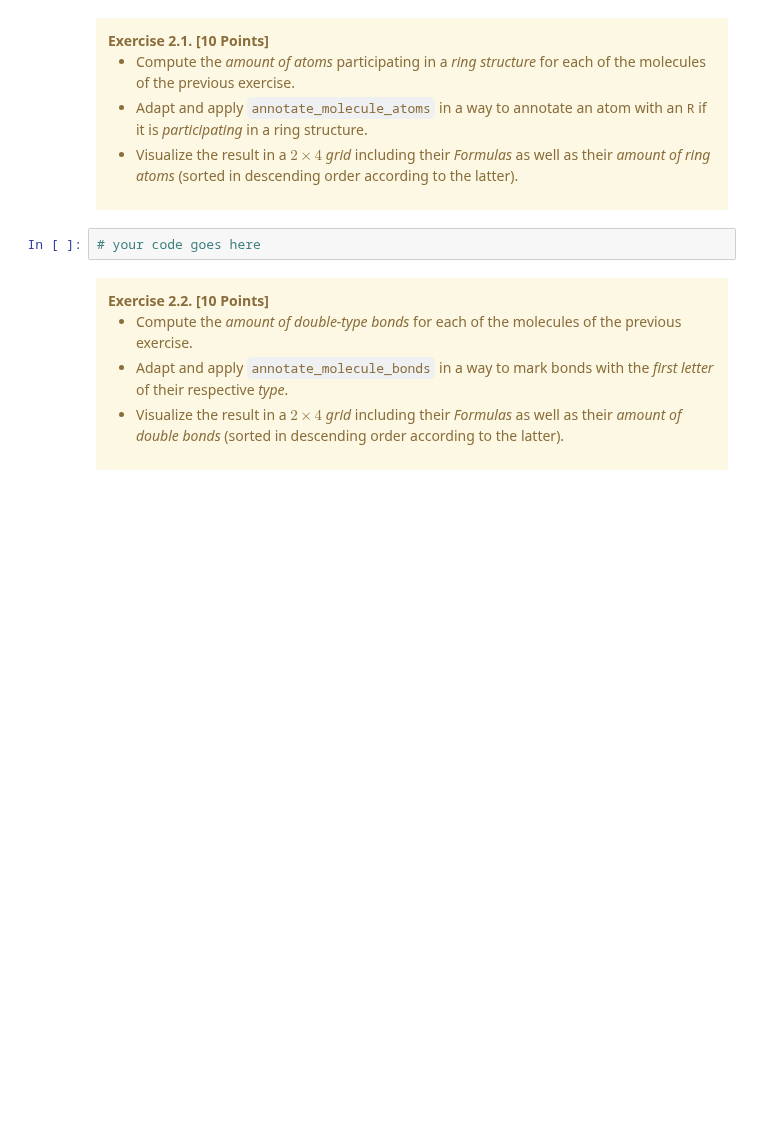
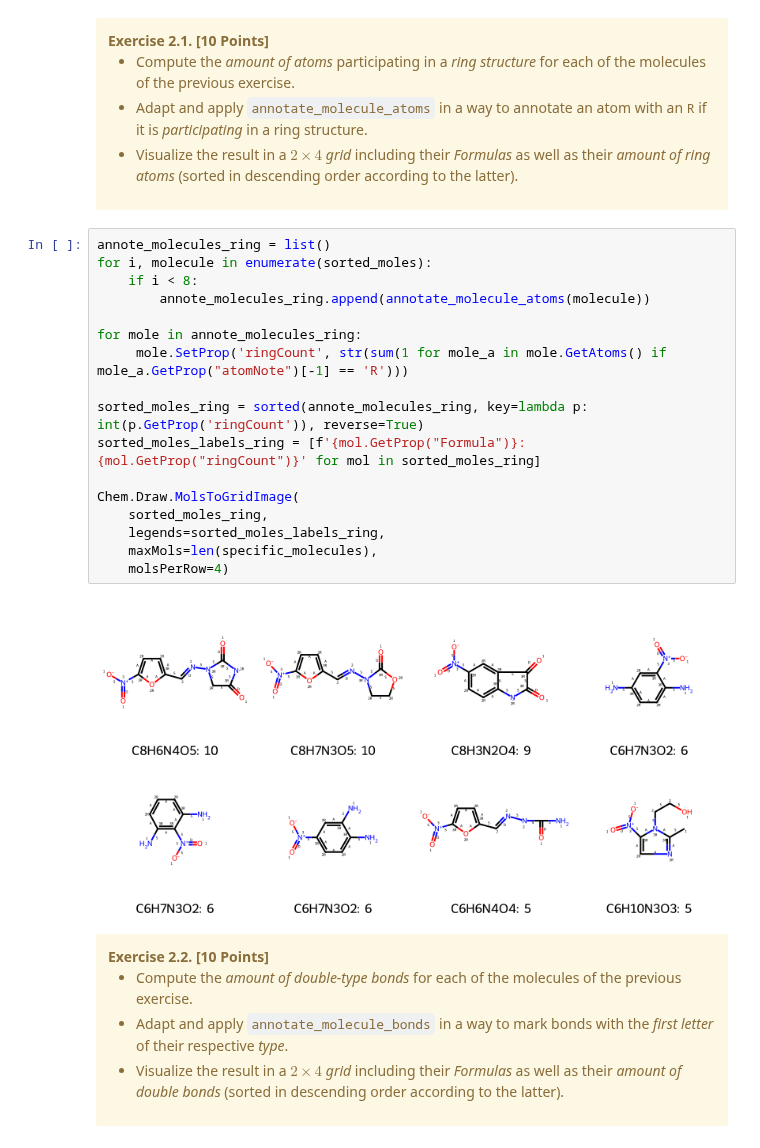
Before and after one commit to qtakmalay/JupyterProjects, a Jupyter notebook: Hands-on II/U3/U3_Assignment.ipynb, the cells around one changed output. Cells and saved outputs as stored; diff of their text form; blank space fills up the shorter version.

```diff
--- a/Hands-on II/U3/U3_Assignment.ipynb
+++ b/Hands-on II/U3/U3_Assignment.ipynb
@@ -111,8 +136,25 @@ def annotate_molecule_atoms(molecule: Chem.rdchem.Mol) -> Chem.rdchem.Mol:
         <li>Visualize the result in a <i> $2\times 4$ grid</i> including their <i>Formulas</i> as well as their <i>amount of ring atoms</i> (sorted in descending order according to the latter).</li>
     </ul>
 </div>
-# %%
-# your code goes here
+# %%
+annote_molecules_ring = list()
+for i, molecule in enumerate(sorted_moles):
+    if i < 8:
+        annote_molecules_ring.append(annotate_molecule_atoms(molecule))
+
+for mole in annote_molecules_ring:
+     mole.SetProp('ringCount', str(sum(1 for mole_a in mole.GetAtoms() if mole_a.GetProp("atomNote")[-1] == 'R')))
+
+sorted_moles_ring = sorted(annote_molecules_ring, key=lambda p: int(p.GetProp('ringCount')), reverse=True)
+sorted_moles_labels_ring = [f'{mol.GetProp("Formula")}: {mol.GetProp("ringCount")}' for mol in sorted_moles_ring]
+
+Chem.Draw.MolsToGridImage(
+    sorted_moles_ring,
+    legends=sorted_moles_labels_ring,
+    maxMols=len(specific_molecules),
+    molsPerRow=4)
+# %% [output]
+[figure, added]
 # %% [markdown]
 <div class="alert alert-warning">
     <b>Exercise 2.2. [10 Points]</b>
```
Also changed, not shown: parts of 10 cells of this notebook, 1 other file.
